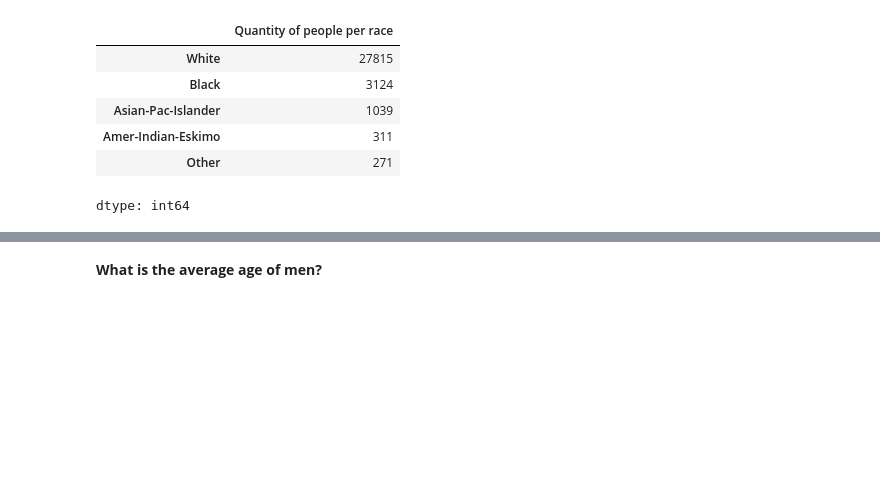
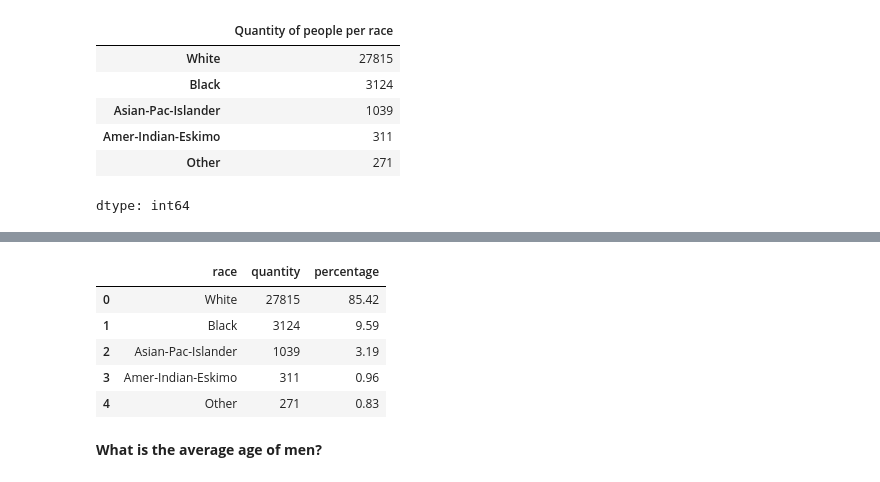
Before and after one commit to mfernandezzz/Data-Analysis-Projects, a Jupyter notebook: demographic_data_analyzer.ipynb, the cells around one changed output, grey strips where cells are left out. Saved outputs shown, nothing was run; the diff lists cells and outputs as text; code cells hidden in the pictures; blank space fills up the shorter version.

```diff
--- a/demographic_data_analyzer.ipynb
+++ b/demographic_data_analyzer.ipynb
@@ -97,3 +97,9 @@ df_race_people
 | Amer-Indian-Eskimo | 311 |
 | Other | 271 |
 dtype: int64
+# %%
+race_percentage = pd.DataFrame({
+    'race': ['White', 'Black', 'Asian-Pac-Islander', 'Amer-Indian-Eskimo', 'Other'],
+    'quantity': [27815, 3124, 1039, 311, 271]
+}, columns = ['race', 'quantity'])
+race_percentage
@@ -100,3 +113,13 @@ dtype: int64
+# %%
+race_percentage['percentage'] = round(race_percentage['quantity'] * 100 / 32561, 2)
+race_percentage
+# %% [output]
+|  | race | quantity | percentage |
+| 0 | White | 27815 | 85.42 |
+| 1 | Black | 3124 | 9.59 |
+| 2 | Asian-Pac-Islander | 1039 | 3.19 |
+| 3 | Amer-Indian-Eskimo | 311 | 0.96 |
+| 4 | Other | 271 | 0.83 |
 # %% [markdown]
 **What is the average age of men?**
 # %%
```
Also changed, not shown: parts of 5 cells of this notebook.
